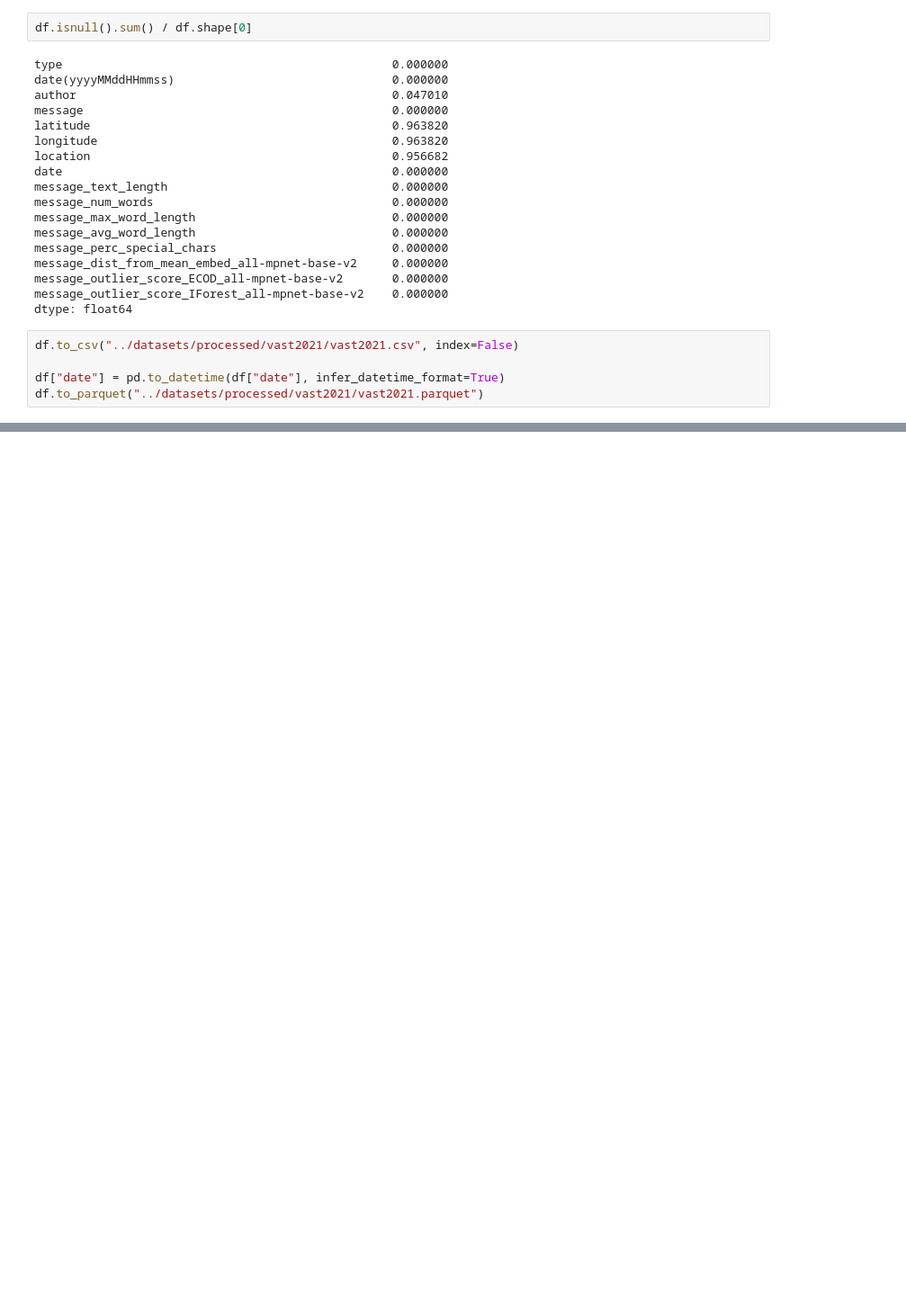
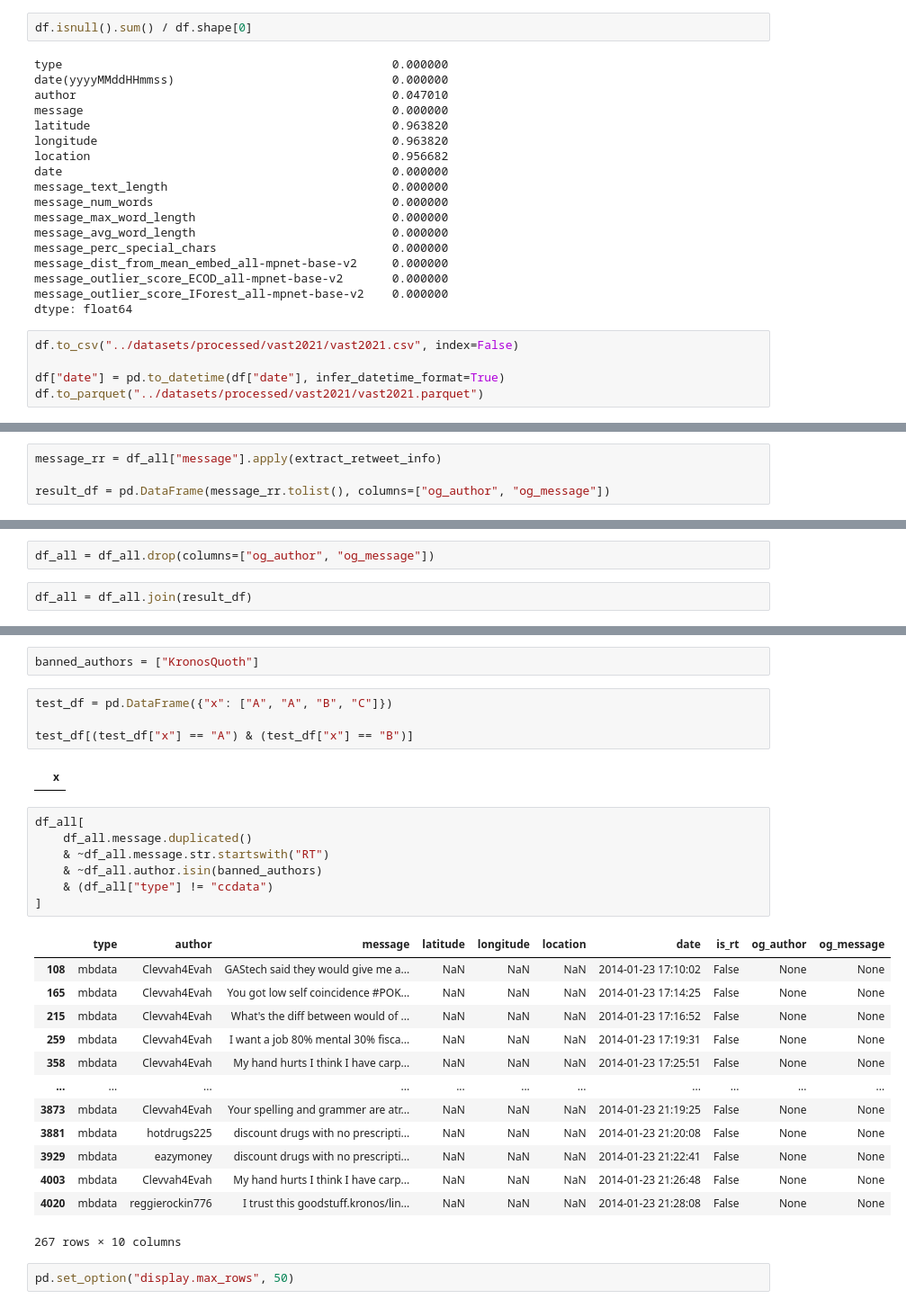
Before and after one commit to cmudig/Texture, a Jupyter notebook: analysis/vast-2021.ipynb, the cells around one changed output, grey strips where cells are left out. Shown at 90% size. Saved outputs shown, nothing was run; the diff lists cells and outputs as text; blank space fills up the shorter version.

```diff
--- a/analysis/vast-2021.ipynb
+++ b/analysis/vast-2021.ipynb
@@ -125,0 +208,4 @@ df.to_parquet("../datasets/processed/vast2021/vast2021.parquet")
+# %%
+message_rr = df_all["message"].apply(extract_retweet_info)
+
+result_df = pd.DataFrame(message_rr.tolist(), columns=["og_author", "og_message"])
@@ -125,0 +228,4 @@ df.to_parquet("../datasets/processed/vast2021/vast2021.parquet")
+# %%
+df_all = df_all.drop(columns=["og_author", "og_message"])
+# %%
+df_all = df_all.join(result_df)
@@ -125,0 +290,31 @@ df.to_parquet("../datasets/processed/vast2021/vast2021.parquet")
+# %%
+banned_authors = ["KronosQuoth"]
+# %%
+test_df = pd.DataFrame({"x": ["A", "A", "B", "C"]})
+
+test_df[(test_df["x"] == "A") & (test_df["x"] == "B")]
+# %% [output]
+|  | x |
+# %%
+df_all[
+    df_all.message.duplicated()
+    & ~df_all.message.str.startswith("RT")
+    & ~df_all.author.isin(banned_authors)
+    & (df_all["type"] != "ccdata")
+]
+# %% [output]
+|  | type | author | message | latitude | longitude | location | date | is_rt | og_author | og_message |
+| 108 | mbdata | Clevvah4Evah | GAStech said they would give me a... | NaN | NaN | NaN | 2014-01-23 17:10:02 | False | None | None |
+| 165 | mbdata | Clevvah4Evah | You got low self coincidence #POK... | NaN | NaN | NaN | 2014-01-23 17:14:25 | False | None | None |
+| 215 | mbdata | Clevvah4Evah | What's the diff between would of ... | NaN | NaN | NaN | 2014-01-23 17:16:52 | False | None | None |
+| 259 | mbdata | Clevvah4Evah | I want a job 80% mental 30% fisca... | NaN | NaN | NaN | 2014-01-23 17:19:31 | False | None | None |
+| 358 | mbdata | Clevvah4Evah | My hand hurts I think I have carp... | NaN | NaN | NaN | 2014-01-23 17:25:51 | False | None | None |
+| ... | ... | ... | ... | ... | ... | ... | ... | ... | ... | ... |
+| 3873 | mbdata | Clevvah4Evah | Your spelling and grammer are atr... | NaN | NaN | NaN | 2014-01-23 21:19:25 | False | None | None |
+| 3881 | mbdata | hotdrugs225 | discount drugs with no prescripti... | NaN | NaN | NaN | 2014-01-23 21:20:08 | False | None | None |
+| 3929 | mbdata | eazymoney | discount drugs with no prescripti... | NaN | NaN | NaN | 2014-01-23 21:22:41 | False | None | None |
+| 4003 | mbdata | Clevvah4Evah | My hand hurts I think I have carp... | NaN | NaN | NaN | 2014-01-23 21:26:48 | False | None | None |
+| 4020 | mbdata | reggierockin776 | I trust this goodstuff.kronos/lin... | NaN | NaN | NaN | 2014-01-23 21:28:08 | False | None | None |
+267 rows × 10 columns
+# %%
+pd.set_option("display.max_rows", 50)
```
Also changed, not shown: parts of 22 cells of this notebook.
